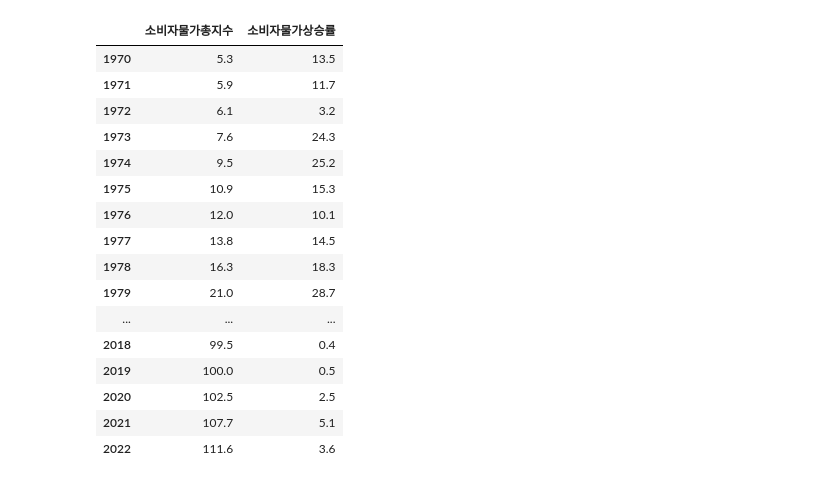
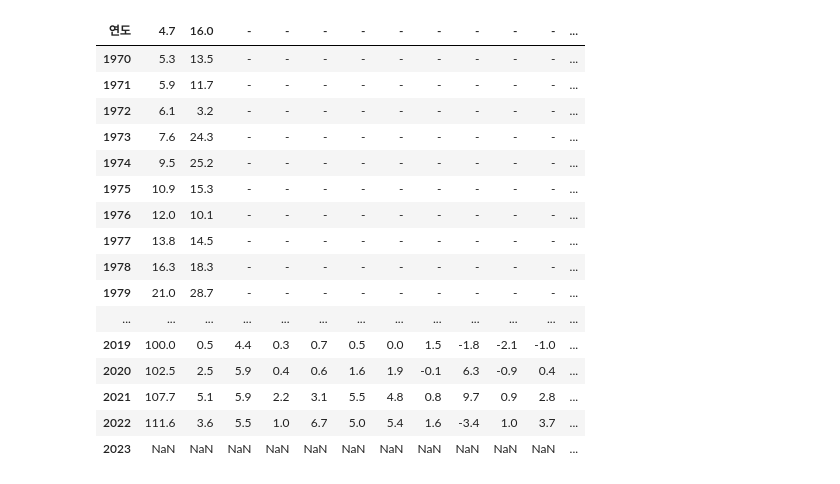
Before and after one commit to daedyu/python-ai, a Jupyter notebook: src/main.ipynb, the cells around one changed output. Cells and saved outputs as stored; diff of their text form; code cells hidden in the pictures.

```diff
--- a/src/main.ipynb
+++ b/src/main.ipynb
@@ -1,36 +1,40 @@
 # %%
 import pandas as pd
 
 data = pd.read_csv('../public/cpi.csv')
-data = data.transpose() # 행 열을 돌려 반전시킨다.
 
-for i in range(2, len(data.columns)):
-    del data[i]
+data.columns = ['dummy', '연도'] + [str(year) for year in range(1970, 2024)]
 
-data = data.drop('단위:', axis=0)
-data = data.drop('2020=100, %', axis=0)
-data = data.drop('2023', axis=0)
+data = data.set_index('연도').transpose() # 행 열을 돌려 반전시킨다
 
-data = data.rename(columns={0:'소비자물가총지수'})
-data = data.rename(columns={1:'소비자물가상승률'})
+data = data.drop('dummy', axis=0)
+
+# for i in range(2, len(data.columns)):
+#     del data[i]
+
+# data = data.drop('단위:', axis=0)
+# data = data.drop('2020=100, %', axis=0)
+# data = data.drop('2023', axis=0)
+
+# data = data.rename_axis('연도', inplace=True)
 
 data
 # %% [output]
-|  | 소비자물가총지수 | 소비자물가상승률 |
-| 1970 | 5.3 | 13.5 |
-| 1971 | 5.9 | 11.7 |
-| 1972 | 6.1 | 3.2 |
-| 1973 | 7.6 | 24.3 |
-| 1974 | 9.5 | 25.2 |
-| 1975 | 10.9 | 15.3 |
-| 1976 | 12.0 | 10.1 |
-| 1977 | 13.8 | 14.5 |
-| 1978 | 16.3 | 18.3 |
-| 1979 | 21.0 | 28.7 |
-| ... | ... | ... |
-| 2018 | 99.5 | 0.4 |
-| 2019 | 100.0 | 0.5 |
-| 2020 | 102.5 | 2.5 |
-| 2021 | 107.7 | 5.1 |
-| 2022 | 111.6 | 3.6 |
+| 연도 | 4.7 | 16.0 | - | - | - | - | - | - | - | - | - | ... |
+| 1970 | 5.3 | 13.5 | - | - | - | - | - | - | - | - | - | ... |
+| 1971 | 5.9 | 11.7 | - | - | - | - | - | - | - | - | - | ... |
+| 1972 | 6.1 | 3.2 | - | - | - | - | - | - | - | - | - | ... |
+| 1973 | 7.6 | 24.3 | - | - | - | - | - | - | - | - | - | ... |
+| 1974 | 9.5 | 25.2 | - | - | - | - | - | - | - | - | - | ... |
+| 1975 | 10.9 | 15.3 | - | - | - | - | - | - | - | - | - | ... |
+| 1976 | 12.0 | 10.1 | - | - | - | - | - | - | - | - | - | ... |
+| 1977 | 13.8 | 14.5 | - | - | - | - | - | - | - | - | - | ... |
+| 1978 | 16.3 | 18.3 | - | - | - | - | - | - | - | - | - | ... |
+| 1979 | 21.0 | 28.7 | - | - | - | - | - | - | - | - | - | ... |
+| ... | ... | ... | ... | ... | ... | ... | ... | ... | ... | ... | ... | ... |
+| 2019 | 100.0 | 0.5 | 4.4 | 0.3 | 0.7 | 0.5 | 0.0 | 1.5 | -1.8 | -2.1 | -1.0 | ... |
+| 2020 | 102.5 | 2.5 | 5.9 | 0.4 | 0.6 | 1.6 | 1.9 | -0.1 | 6.3 | -0.9 | 0.4 | ... |
+| 2021 | 107.7 | 5.1 | 5.9 | 2.2 | 3.1 | 5.5 | 4.8 | 0.8 | 9.7 | 0.9 | 2.8 | ... |
+| 2022 | 111.6 | 3.6 | 5.5 | 1.0 | 6.7 | 5.0 | 5.4 | 1.6 | -3.4 | 1.0 | 3.7 | ... |
+| 2023 | NaN | NaN | NaN | NaN | NaN | NaN | NaN | NaN | NaN | NaN | NaN | ... |
 # %%
```
Also changed, not shown: parts of 1 cell of this notebook.
